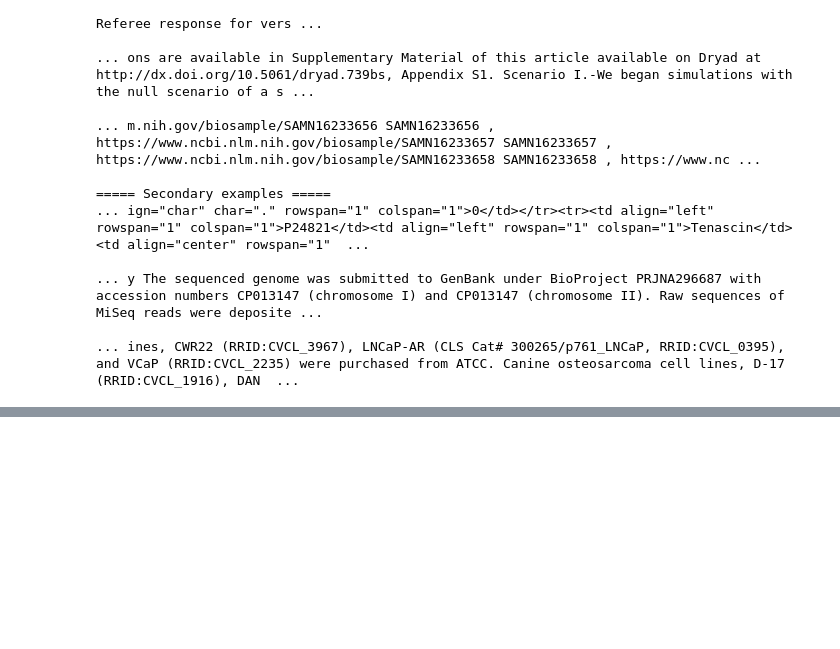
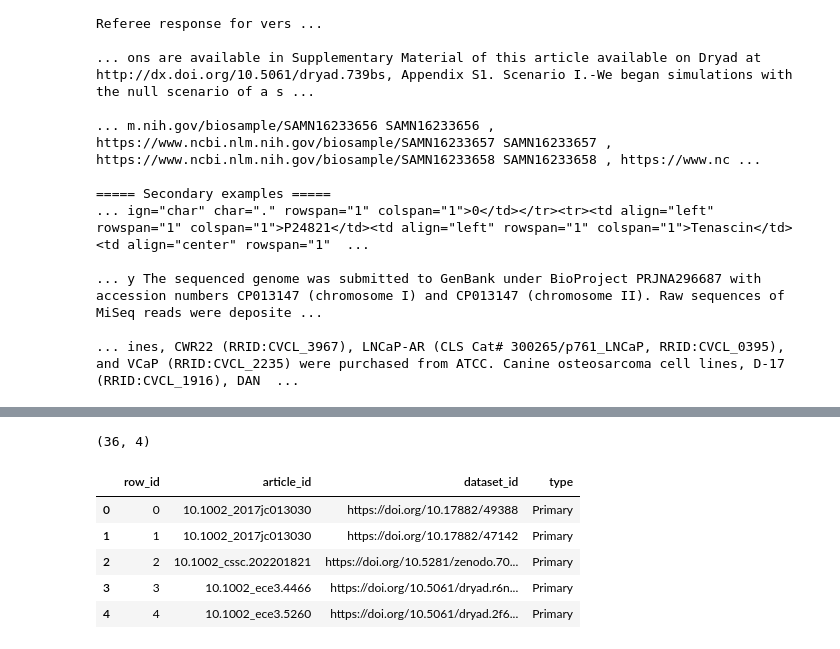
Before and after one commit to ummugulsumciftci/GROUP30_CENG313, a Jupyter notebook: assignment1_eda_baseline.ipynb, the cells around one changed output, grey strips where cells are left out. Saved outputs shown, nothing was run; the diff lists cells and outputs as text; code cells hidden in the pictures; blank space fills up the shorter version.

```diff
--- a/assignment1_eda_baseline.ipynb
+++ b/assignment1_eda_baseline.ipynb
@@ -501,0 +537,16 @@ Toplam 30 test dökümanı işlendi.
+# %%
+final = RegexMajorityBaseline().fit(cands, gold)
+test_texts = load_texts(test_art, source="both")
+test_cands = build_candidates(test_texts, window=250, ref_start_fn=reference_start)
+test_pred = final.predict(test_cands)
+sub = make_submission(test_pred, "/content/submission.csv")
+print(sub.shape)
+sub.head()
+# %% [output]
+(36, 4)
+|  | row_id | article_id | dataset_id | type |
+| 0 | 0 | 10.1002_2017jc013030 | https://doi.org/10.17882/49388 | Primary |
+| 1 | 1 | 10.1002_2017jc013030 | https://doi.org/10.17882/47142 | Primary |
+| 2 | 2 | 10.1002_cssc.202201821 | https://doi.org/10.5281/zenodo.70... | Primary |
+| 3 | 3 | 10.1002_ece3.4466 | https://doi.org/10.5061/dryad.r6n... | Primary |
+| 4 | 4 | 10.1002_ece3.5260 | https://doi.org/10.5061/dryad.2f6... | Primary |
```
Also changed, not shown: parts of 9 cells of this notebook.
